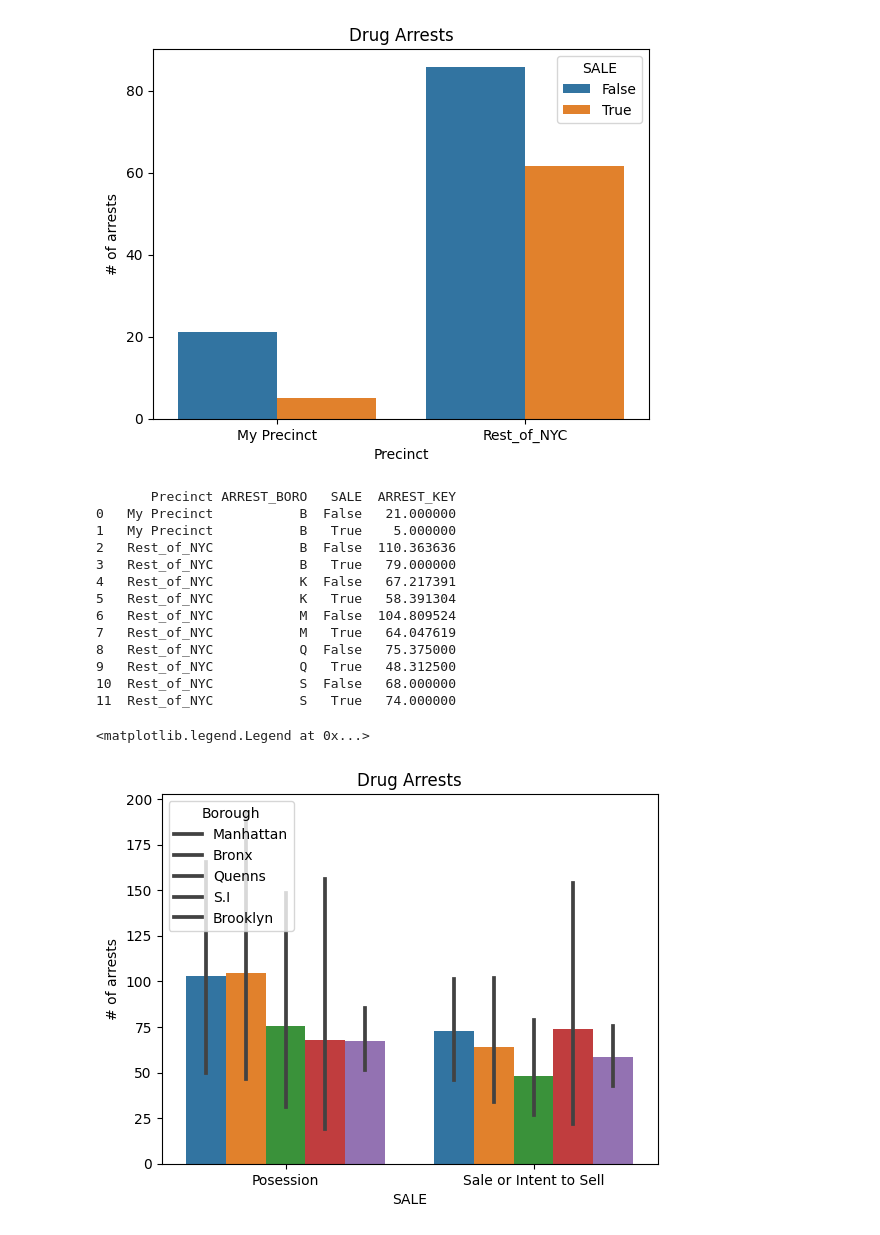
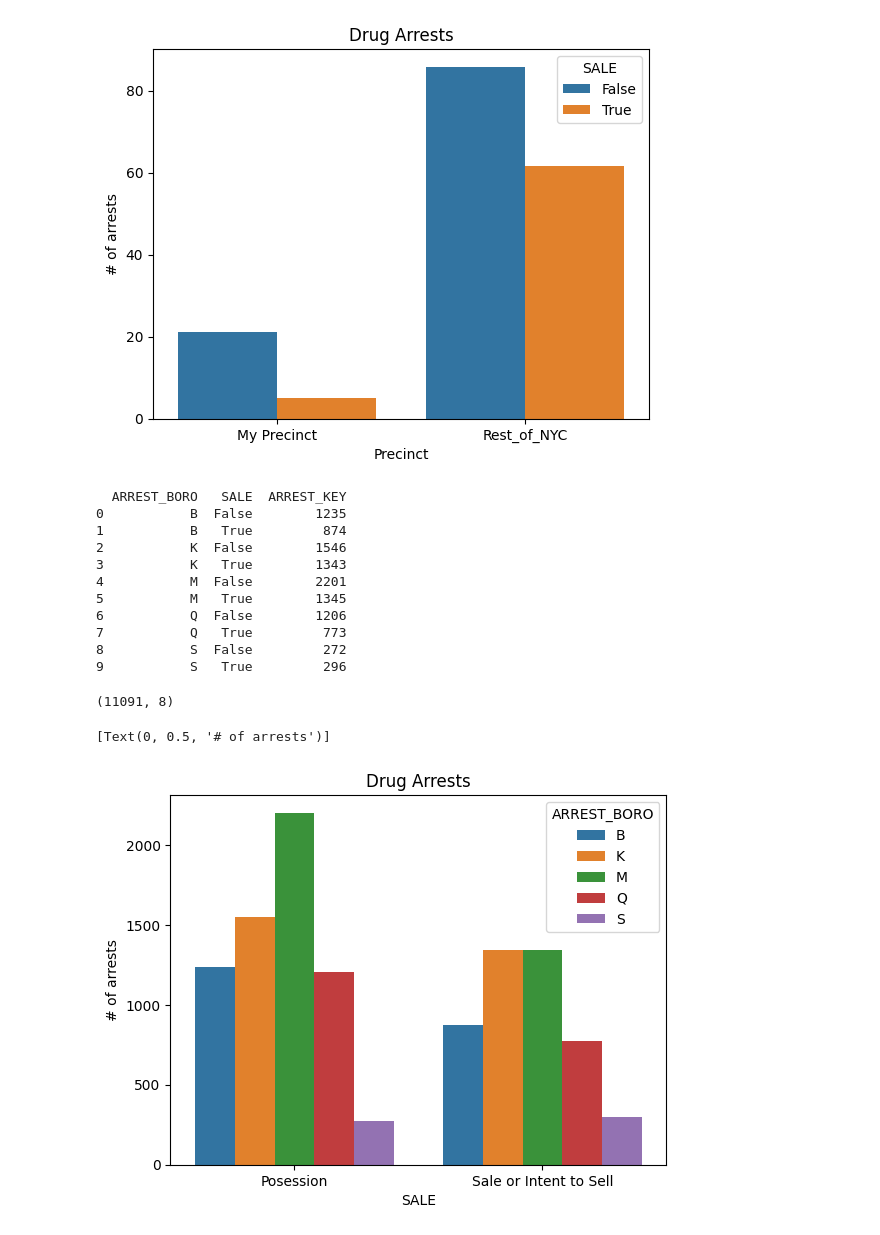
Before and after one commit to ethlynsaltzman/project-3, a Jupyter notebook: project3u.ipynb, the cells around one changed output. Drawn from its saved outputs; the diff is of its cells as text; code cells hidden in the pictures.

```diff
--- a/project3u.ipynb
+++ b/project3u.ipynb
@@ -52,4 +52,5 @@ df3.head(20)
 20 rows × 24 columns
 # %%
 #Filtered dowen column to thos of interest
-dft = df3[[	'ARREST_KEY','ARREST_PRECINCT','PD_DESC','PERP_RACE','ARREST_BORO']]
+dft = df3[[	'ARREST_KEY','AGE_GROUP','ARREST_PRECINCT','PD_DESC','PERP_RACE','ARREST_BORO']]
+dft.head()
@@ -190,37 +207,32 @@ ax.set(ylabel='# of arrests')
 # %%
 #breakdiown by borough
 dft['ARREST_BORO']= dft['ARREST_BORO'].apply(str)
-
-dfr = dft.groupby(['Precinct','ARREST_PRECINCT','ARREST_BORO','SALE'], as_index= False)['ARREST_KEY'].count()
-dfn = dfr.groupby(['Precinct','ARREST_BORO','SALE'], as_index = False).agg ({'ARREST_KEY': 'mean'})
+dfn= dft.groupby(['ARREST_BORO','SALE'], as_index= False)['ARREST_KEY'].count()
 print(dfn)
 # %% [output]
-       Precinct ARREST_BORO   SALE  ARREST_KEY
-0   My Precinct           B  False   21.000000
-1   My Precinct           B   True    5.000000
-2   Rest_of_NYC           B  False  110.363636
-3   Rest_of_NYC           B   True   79.000000
-4   Rest_of_NYC           K  False   67.217391
-5   Rest_of_NYC           K   True   58.391304
-6   Rest_of_NYC           M  False  104.809524
-7   Rest_of_NYC           M   True   64.047619
-8   Rest_of_NYC           Q  False   75.375000
-9   Rest_of_NYC           Q   True   48.312500
-10  Rest_of_NYC           S  False   68.000000
-11  Rest_of_NYC           S   True   74.000000
+  ARREST_BORO   SALE  ARREST_KEY
+0           B  False        1235
+1           B   True         874
+2           K  False        1546
+3           K   True        1343
+4           M  False        2201
+5           M   True        1345
+6           Q  False        1206
+7           Q   True         773
+8           S  False         272
+9           S   True         296
+# %%
+dft.shape
+# %% [output]
+(11091, 8)
 # %%
 #visualization showing break down by borough of the two categories of drug arrests
 
-ax = sns.barplot(x = 'SALE', y = 'ARREST_KEY',data = dfr,hue="ARREST_BORO")
+ax = sns.barplot(x = 'SALE',y='ARREST_KEY', data= dfn, hue="ARREST_BORO")
 ax.set(title='Drug Arrests')
-
 ax.set_xticklabels(['Posession', 'Sale or Intent to Sell'])
 ax.set(ylabel='# of arrests')
-
-
-
-ax.legend(title='Borough', loc='upper left', labels=['Manhattan', 'Bronx','Quenns','S.I','Brooklyn'])
 # %% [output]
-<matplotlib.legend.Legend at 0x...>
+[Text(0, 0.5, '# of arrests')]
-[figure, old version]
+[figure, new version]
 # %% [markdown]
```
Also changed, not shown: parts of 11 cells of this notebook.
